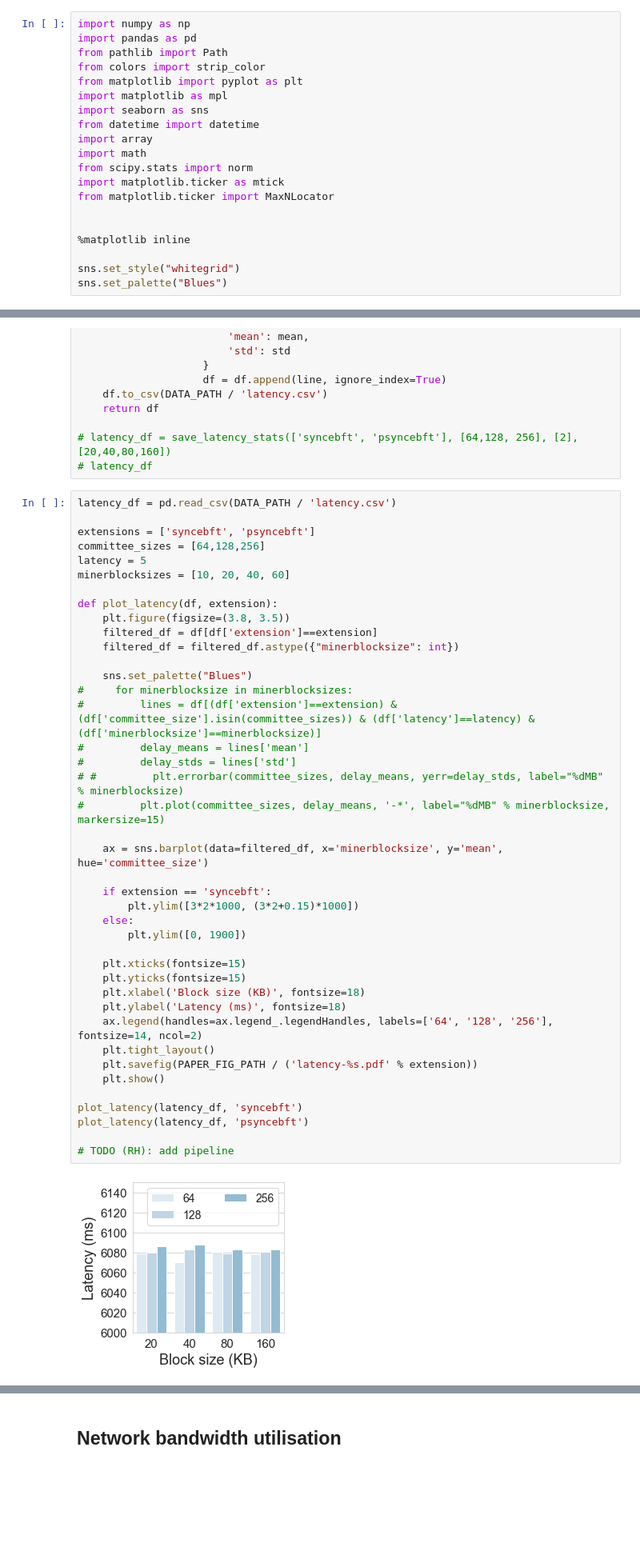
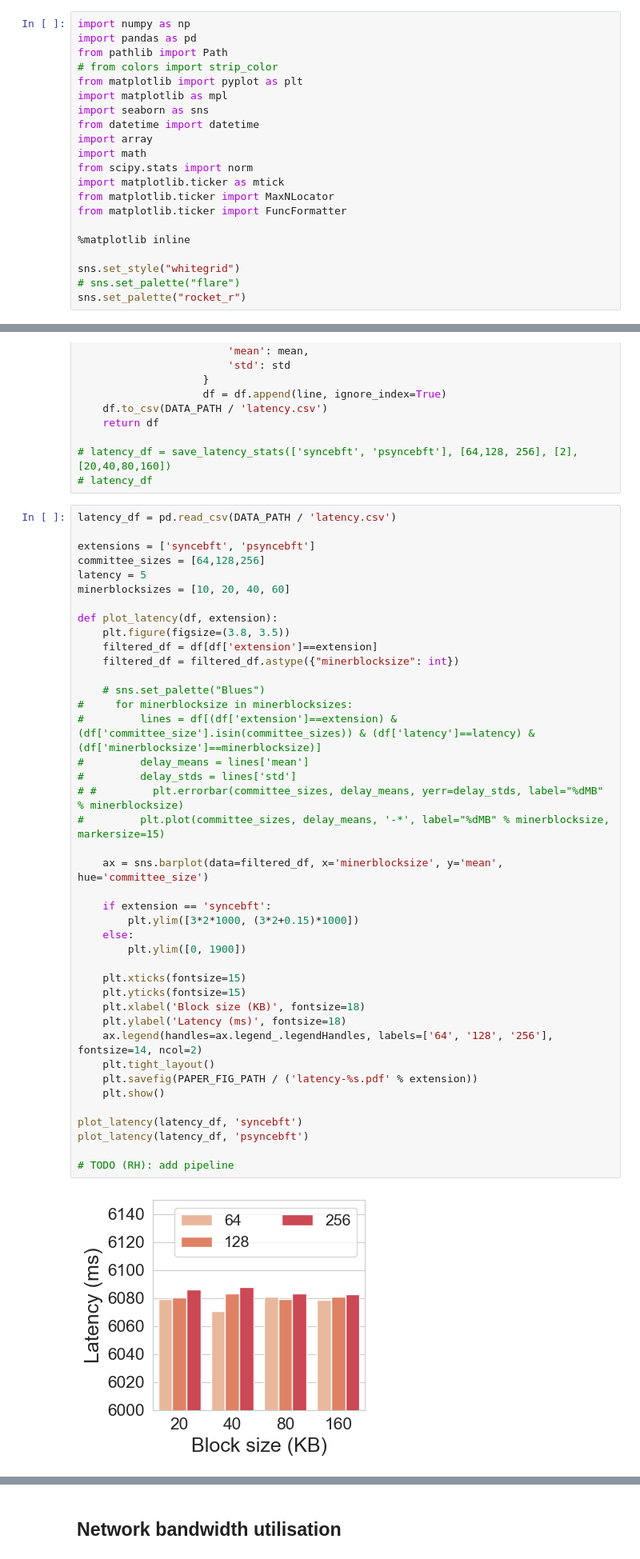
Before and after one commit to SebastianElvis/ebft, a Jupyter notebook: evaluation/analysis.ipynb, the cells around one changed output, grey strips where cells are left out. Shown at 80% size. Saved outputs shown, nothing was run; the diff lists cells and outputs as text; blank space fills up the shorter version.

```diff
--- a/evaluation/analysis.ipynb
+++ b/evaluation/analysis.ipynb
@@ -2,7 +2,7 @@
 import numpy as np
 import pandas as pd
 from pathlib import Path
-from colors import strip_color
+# from colors import strip_color
 from matplotlib import pyplot as plt
 import matplotlib as mpl
 import seaborn as sns
@@ -12,12 +12,13 @@ import math
 from scipy.stats import norm
 import matplotlib.ticker as mtick
 from matplotlib.ticker import MaxNLocator
-
+from matplotlib.ticker import FuncFormatter
 
 %matplotlib inline
 
 sns.set_style("whitegrid")
-sns.set_palette("Blues")
+# sns.set_palette("flare")
+sns.set_palette("rocket_r")
 # %%
 LOG_PATH = Path('./log/')
 DATA_PATH = Path('./data/')
@@ -271,33 +272,33 @@ def plot_latency(df, extension):
     filtered_df = df[df['extension']==extension]
     filtered_df = filtered_df.astype({"minerblocksize": int})
 
-    sns.set_palette("Blues")
+    # sns.set_palette("Blues")
 #     for minerblocksize in minerblocksizes:
 #         lines = df[(df['extension']==extension) & (df['committee_size'].isin(committee_sizes)) & (df['latency']==latency) & (df['minerblocksize']==minerblocksize)]
 #         delay_means = lines['mean']
 #         delay_stds = lines['std']
 # #         plt.errorbar(committee_sizes, delay_means, yerr=delay_stds, label="%dMB" % minerblocksize)
 #         plt.plot(committee_sizes, delay_means, '-*', label="%dMB" % minerblocksize, markersize=15)
 
     ax = sns.barplot(data=filtered_df, x='minerblocksize', y='mean', hue='committee_size')
 
     if extension == 'syncebft':
         plt.ylim([3*2*1000, (3*2+0.15)*1000])
     else:
         plt.ylim([0, 1900])
 
     plt.xticks(fontsize=15)
     plt.yticks(fontsize=15)
     plt.xlabel('Block size (KB)', fontsize=18)
     plt.ylabel('Latency (ms)', fontsize=18)
     ax.legend(handles=ax.legend_.legendHandles, labels=['64', '128', '256'], fontsize=14, ncol=2)
     plt.tight_layout()
     plt.savefig(PAPER_FIG_PATH / ('latency-%s.pdf' % extension))
     plt.show()
 
 plot_latency(latency_df, 'syncebft')
 plot_latency(latency_df, 'psyncebft')
 
 # TODO (RH): add pipeline
 # %% [output]
-[figure, old version]
+[figure, new version]
```
Also changed, not shown: parts of 10 cells of this notebook.
